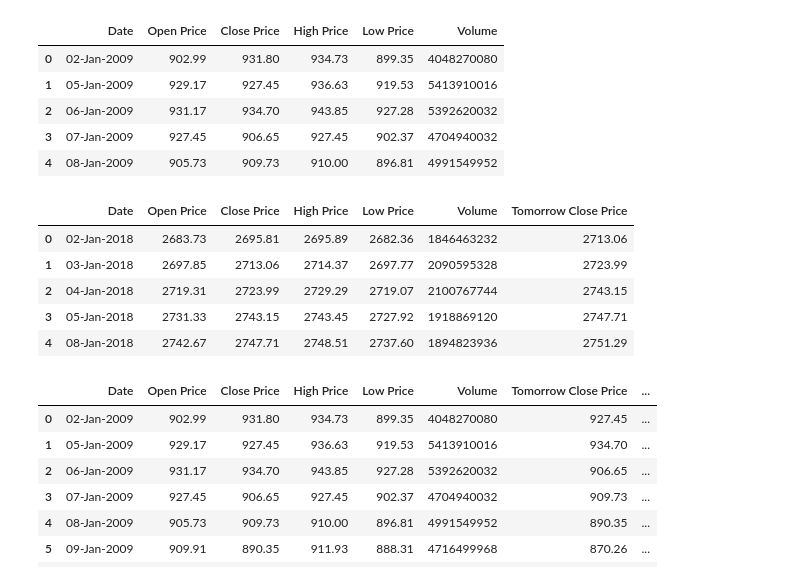
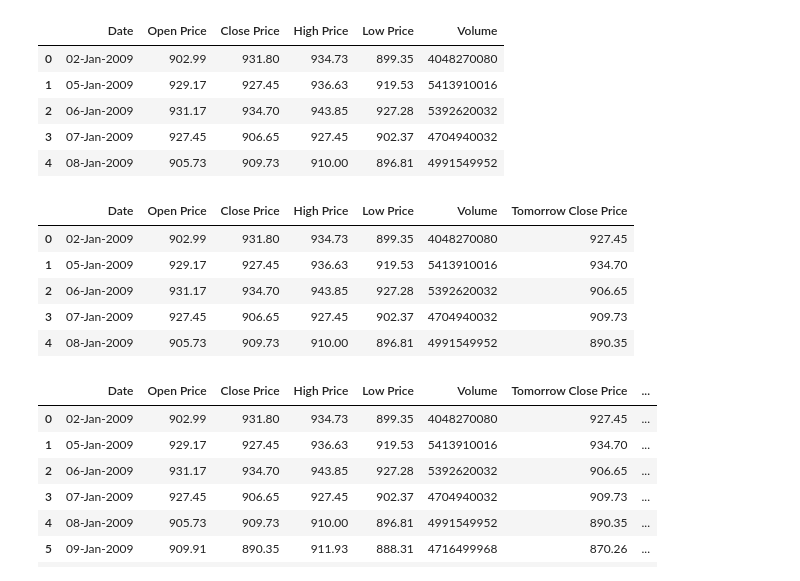
Before and after one commit to kevin110604/FDA_regression_svm_nn, a Jupyter notebook: FDA_hw3.ipynb, the cells around one changed output. Saved outputs shown, nothing was run; the diff lists cells and outputs as text; code cells hidden in the pictures.

```diff
--- a/FDA_hw3.ipynb
+++ b/FDA_hw3.ipynb
@@ -22,14 +22,14 @@ train.head()
 # %%
 train['Tomorrow Close Price'] = train['Close Price'].shift(-1)
 test['Tomorrow Close Price'] = test['Close Price'].shift(-1)
-test.head()
+train.head()
 # %% [output]
 |  | Date | Open Price | Close Price | High Price | Low Price | Volume | Tomorrow Close Price |
-| 0 | 02-Jan-2018 | 2683.73 | 2695.81 | 2695.89 | 2682.36 | 1846463232 | 2713.06 |
-| 1 | 03-Jan-2018 | 2697.85 | 2713.06 | 2714.37 | 2697.77 | 2090595328 | 2723.99 |
-| 2 | 04-Jan-2018 | 2719.31 | 2723.99 | 2729.29 | 2719.07 | 2100767744 | 2743.15 |
-| 3 | 05-Jan-2018 | 2731.33 | 2743.15 | 2743.45 | 2727.92 | 1918869120 | 2747.71 |
-| 4 | 08-Jan-2018 | 2742.67 | 2747.71 | 2748.51 | 2737.60 | 1894823936 | 2751.29 |
+| 0 | 02-Jan-2009 | 902.99 | 931.80 | 934.73 | 899.35 | 4048270080 | 927.45 |
+| 1 | 05-Jan-2009 | 929.17 | 927.45 | 936.63 | 919.53 | 5413910016 | 934.70 |
+| 2 | 06-Jan-2009 | 931.17 | 934.70 | 943.85 | 927.28 | 5392620032 | 906.65 |
+| 3 | 07-Jan-2009 | 927.45 | 906.65 | 927.45 | 902.37 | 4704940032 | 909.73 |
+| 4 | 08-Jan-2009 | 905.73 | 909.73 | 910.00 | 896.81 | 4991549952 | 890.35 |
 # %%
 def f(x):
     if x[1] > x[0]:
```
Also changed, not shown: parts of 23 cells of this notebook.
